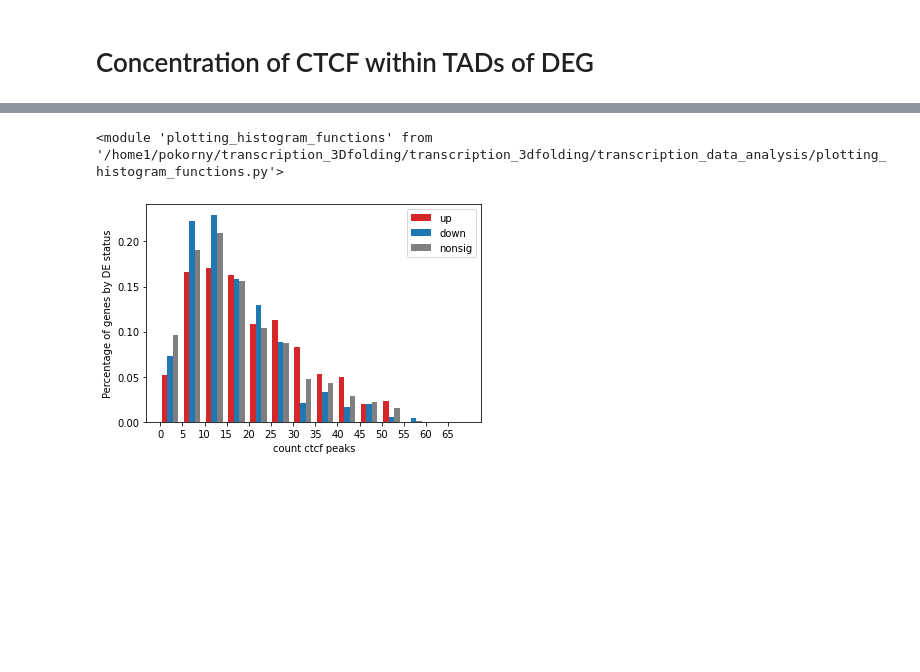
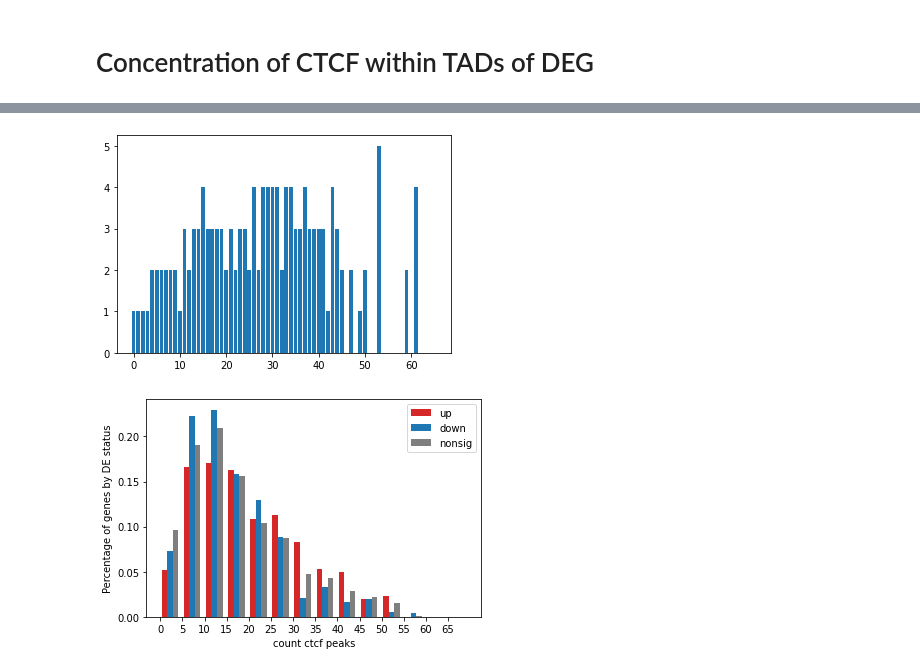
Before and after one commit to Bozhie/transcription_3Dfolding, a Jupyter notebook: transcription_3dfolding/transcription_data_analysis/20221108_dNipBL_proximal_proteins.ipynb, the cells around one changed output, grey strips where cells are left out. Drawn from its saved outputs; the diff is of its cells as text; code cells hidden in the pictures; blank space fills up the shorter version.

```diff
--- a/transcription_3dfolding/transcription_data_analysis/20221108_dNipBL_proximal_proteins.ipynb
+++ b/transcription_3dfolding/transcription_data_analysis/20221108_dNipBL_proximal_proteins.ipynb
@@ -281,5 +283,6 @@ RangeIndex(start=0, stop=8, step=1)
 # %%
-import importlib
-importlib.reload(pfn)
+ax = plt.subplot()
+ax.bar(region_df['count_ctcf_peaks'], region_df['up_counts'])
+plt.show()
 # %% [output]
-<module 'plotting_histogram_functions' from '/home1/pokorny/transcription_3Dfolding/transcription_3dfolding/transcription_data_analysis/plotting_histogram_functions.py'>
+[figure, added]
```
Also changed, not shown: parts of 28 cells of this notebook, 2 other files.
